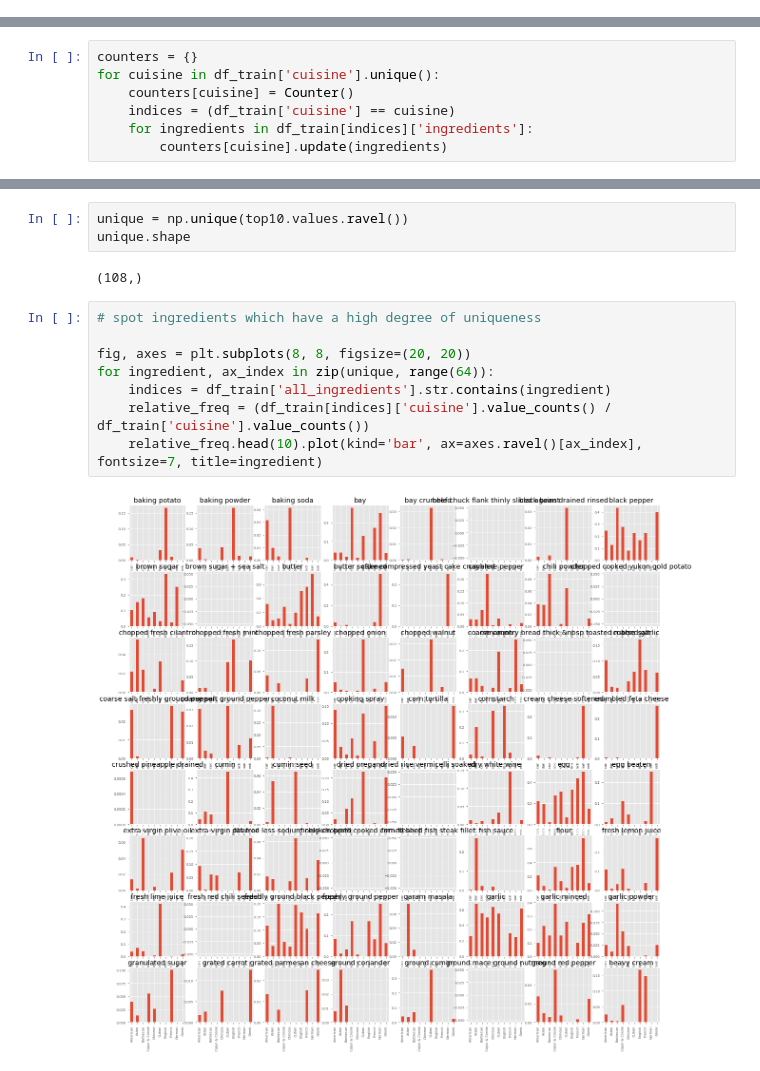
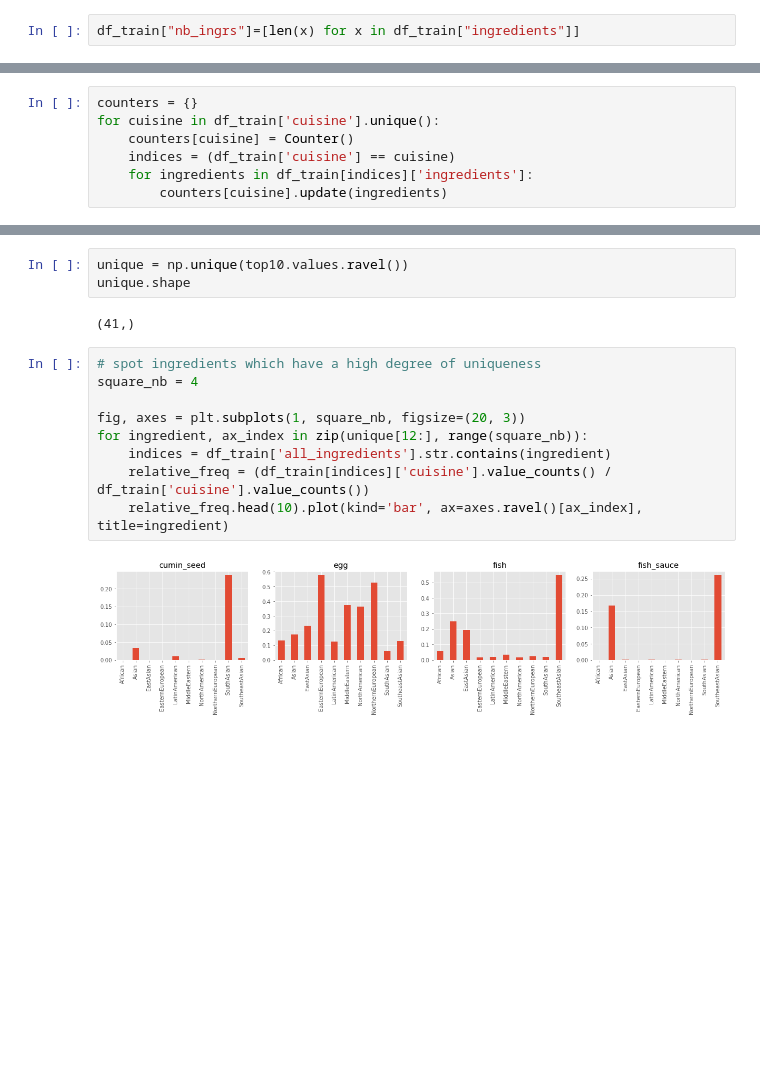
Before and after one commit to catherning/food_recipe_gen, a Jupyter notebook: cuisine_classification/data_analysis.ipynb, the cells around one changed output, grey strips where cells are left out. Saved outputs shown, nothing was run; the diff lists cells and outputs as text; blank space fills up the shorter version.

```diff
--- a/cuisine_classification/data_analysis.ipynb
+++ b/cuisine_classification/data_analysis.ipynb
@@ -87,0 +84,2 @@ Name: cuisine, dtype: int64
+# %%
+df_train["nb_ingrs"]=[len(x) for x in df_train["ingredients"]]
@@ -158,14 +169,15 @@ relative_freq.head(10).plot(kind='bar')
 unique = np.unique(top10.values.ravel())
 unique.shape
 # %% [output]
-(108,)
+(41,)
 # %%
 # spot ingredients which have a high degree of uniqueness
+square_nb = 4
 
-fig, axes = plt.subplots(8, 8, figsize=(20, 20))
-for ingredient, ax_index in zip(unique, range(64)):
+fig, axes = plt.subplots(1, square_nb, figsize=(20, 3))
+for ingredient, ax_index in zip(unique[12:], range(square_nb)):
     indices = df_train['all_ingredients'].str.contains(ingredient)
     relative_freq = (df_train[indices]['cuisine'].value_counts() / df_train['cuisine'].value_counts())
-    relative_freq.head(10).plot(kind='bar', ax=axes.ravel()[ax_index], fontsize=7, title=ingredient)
+    relative_freq.head(10).plot(kind='bar', ax=axes.ravel()[ax_index], title=ingredient)
 # %% [output]
-[figure, old version]
+[figure, new version]
```
Also changed, not shown: parts of 10 cells of this notebook, 5 other files.
